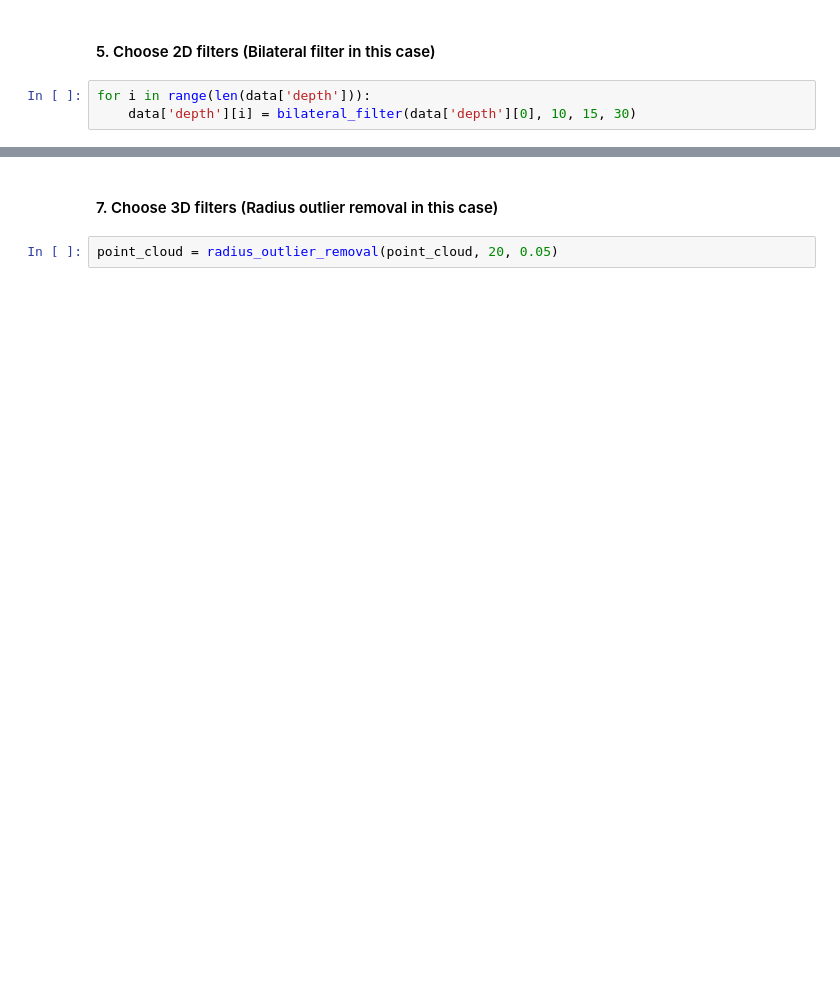
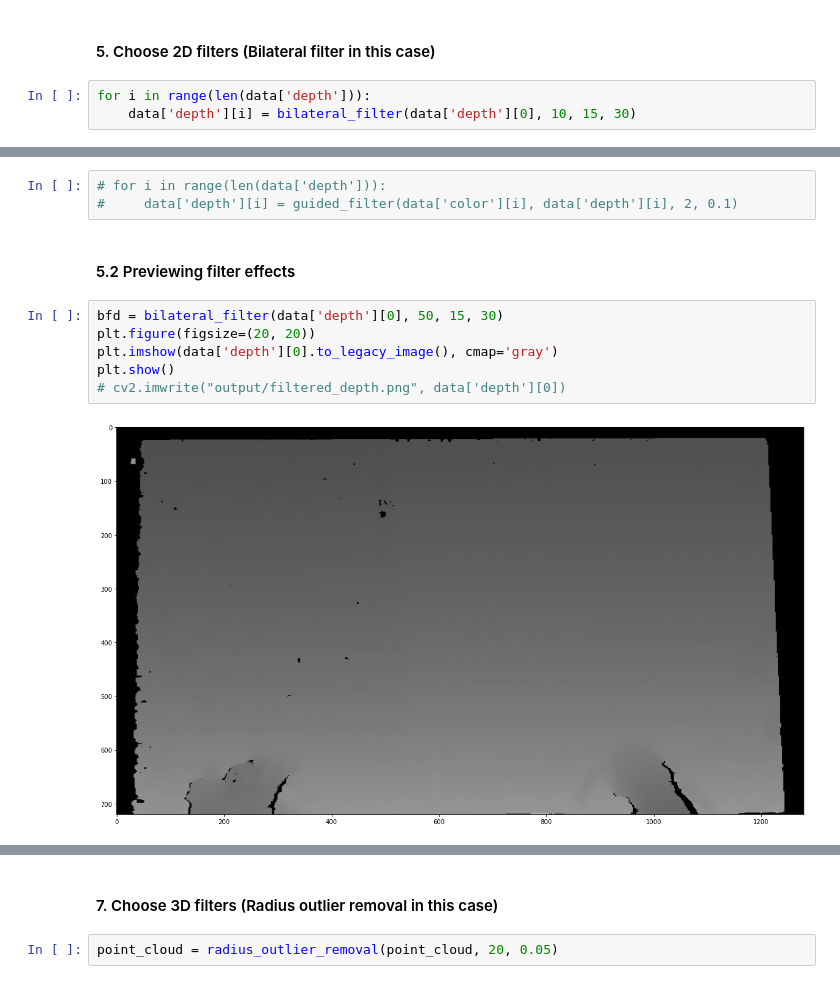
Before and after one commit to avena-robotics/vision, a Jupyter notebook: intel/Demo01_grab_filter_merge_filter.ipynb, the cells around one changed output, grey strips where cells are left out. Cells and saved outputs as stored; diff of their text form; blank space fills up the shorter version.

```diff
--- a/intel/Demo01_grab_filter_merge_filter.ipynb
+++ b/intel/Demo01_grab_filter_merge_filter.ipynb
@@ -462,0 +338,13 @@ for i in range(len(data['depth'])):
+# %%
+# for i in range(len(data['depth'])):
+#     data['depth'][i] = guided_filter(data['color'][i], data['depth'][i], 2, 0.1)
+# %% [markdown]
+#### 5.2 Previewing filter effects
+# %%
+bfd = bilateral_filter(data['depth'][0], 50, 15, 30)
+plt.figure(figsize=(20, 20))
+plt.imshow(data['depth'][0].to_legacy_image(), cmap='gray')
+plt.show()
+# cv2.imwrite("output/filtered_depth.png", data['depth'][0])
+# %% [output]
+[figure, added]
```
Also changed, not shown: parts of 55 cells of this notebook, 10 other files.
